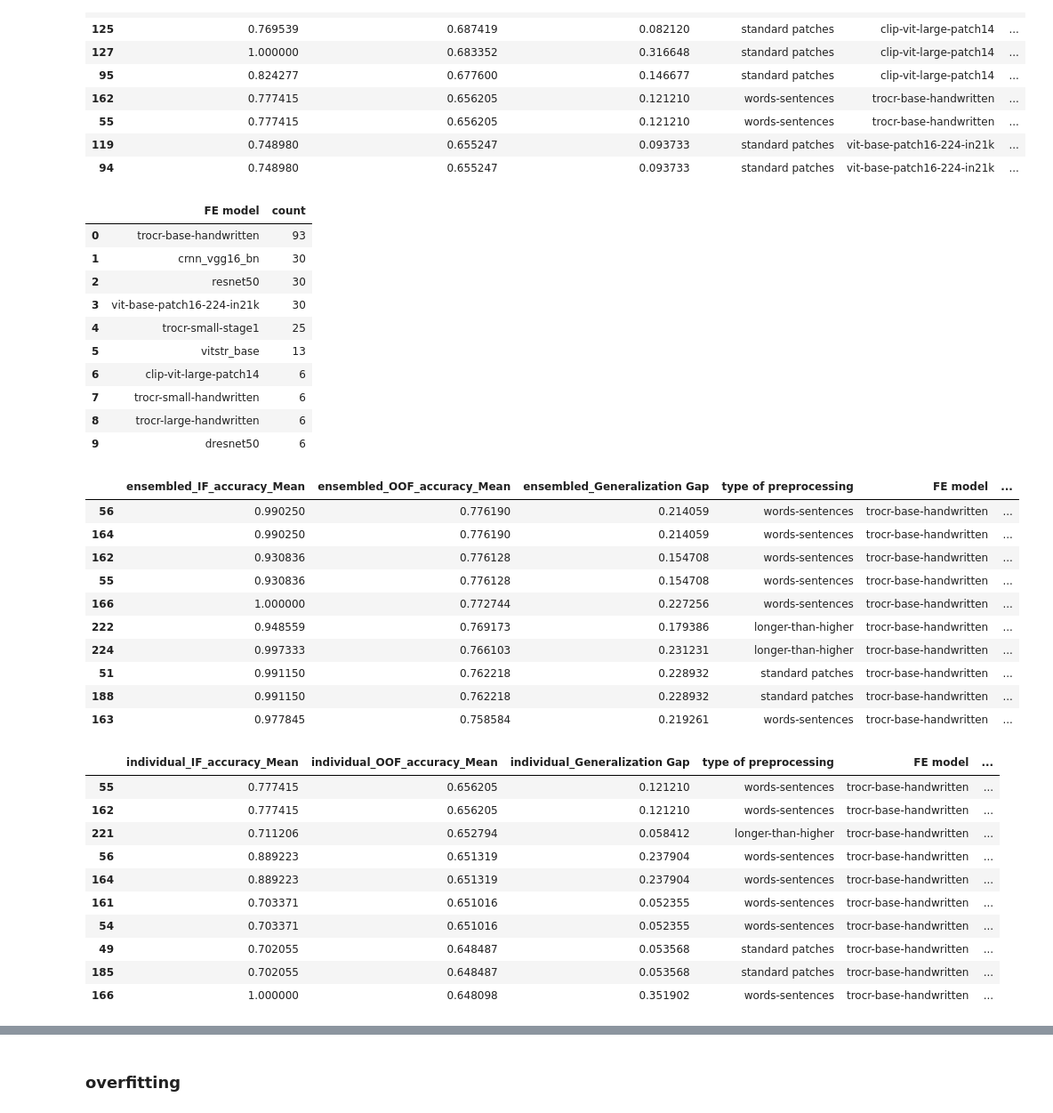
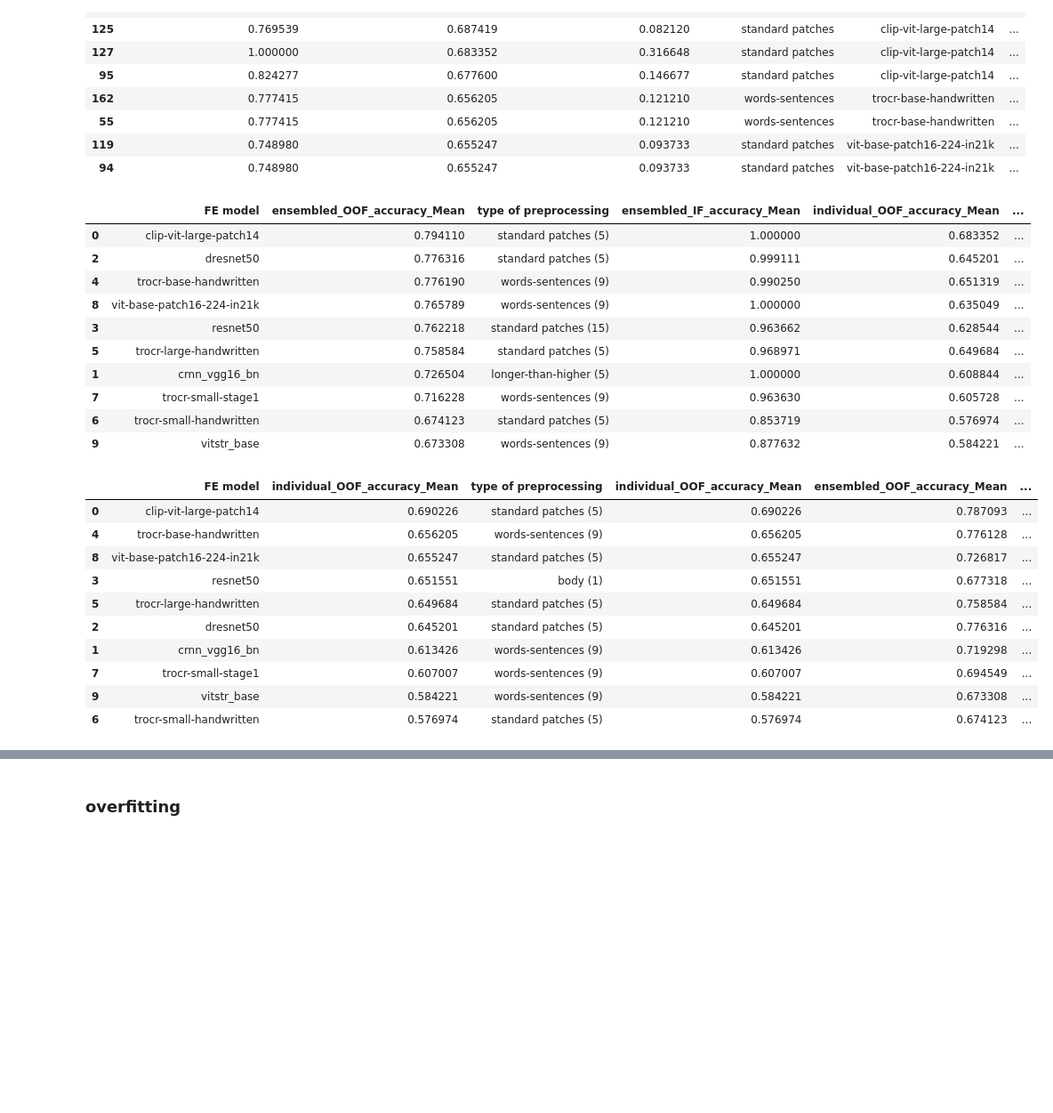
Before and after one commit to gitMorelli/gender_detection, a Jupyter notebook: notebooks/others/explore_log_preprocessed_data.ipynb, the cells around one changed output, grey strips where cells are left out. Shown at 89% size. Drawn from its saved outputs; the diff is of its cells as text; code cells hidden in the pictures; blank space fills up the shorter version.

```diff
--- a/notebooks/others/explore_log_preprocessed_data.ipynb
+++ b/notebooks/others/explore_log_preprocessed_data.ipynb
@@ -289,6 +289,15 @@ df_2 = file_IO.assemble_csv_from_log(LOG_FILE_2)
 df_2['created'] = pd.to_datetime(df_2['created'])
 df_2['experiment'] = df_2['experiment'].apply(lambda x: os.path.basename(str(x)))
 all_columns_2=df_2.columns
+# %%
+# Map 'm patches' and 'type' from df_2 to df_exp based on 'original raw file' and 'experiment'
+df_exp = df_exp.copy()
+df_exp['m patches'] = df_exp['original raw file'].map(df_2.set_index('experiment')['m patches'])
+df_exp['type of preprocessing'] = df_exp['original raw file'].map(df_2.set_index('experiment')['type'])
+df_exp['type of preprocessing'] = df_exp.apply(
+    lambda row: f"{row['type of preprocessing']} ({int(row['m patches'])})" if pd.notnull(row['m patches']) else row['type of preprocessing'],
+    axis=1
+)
 # %% [markdown]
 ## tests
 # %%
@@ -471,42 +676,32 @@ display_specific(max_accuracy(df_exp, filters=None, aggregation='individual'), n
 | 94 | 0.748980 | 0.655247 | 0.093733 | standard patches | vit-base-patch16-224-in21k | ... |
 # %%
 # model specific
-display(get_occurrences(df_exp,'FE model'))
-display_specific(max_accuracy(df_exp, filters={'FE model':'trocr-base-handwritten'}, aggregation='ensembled'), n=10, cols=ensembled_acc_cols+exp_properties)
-display_specific(max_accuracy(df_exp, filters={'FE model':'trocr-base-handwritten'}, aggregation='individual'), n=10, cols=individual_acc_cols+exp_properties)
+display_specific(max_accuracy(df_exp, filters=None, aggregation='ensembled').groupby('FE model', as_index=False).first().sort_values(by='ensembled_OOF_accuracy_Mean', ascending=False),
+              n=10, cols=['FE model','ensembled_OOF_accuracy_Mean','type of preprocessing','ensembled_IF_accuracy_Mean', 'individual_OOF_accuracy_Mean','classifier model','with PCA'])
+display_specific(max_accuracy(df_exp, filters=None, aggregation='individual').groupby('FE model', as_index=False).first().sort_values(by='individual_OOF_accuracy_Mean', ascending=False),
+              n=10, cols=['FE model','individual_OOF_accuracy_Mean','type of preprocessing','individual_OOF_accuracy_Mean','ensembled_OOF_accuracy_Mean','ensembled_IF_accuracy_Mean','classifier model','with PCA'])
 # %% [output]
-|  | FE model | count |
-| 0 | trocr-base-handwritten | 93 |
-| 1 | crnn_vgg16_bn | 30 |
-| 2 | resnet50 | 30 |
-| 3 | vit-base-patch16-224-in21k | 30 |
-| 4 | trocr-small-stage1 | 25 |
-| 5 | vitstr_base | 13 |
-| 6 | clip-vit-large-patch14 | 6 |
-| 7 | trocr-small-handwritten | 6 |
-| 8 | trocr-large-handwritten | 6 |
-| 9 | dresnet50 | 6 |
+|  | FE model | ensembled_OOF_accuracy_Mean | type of preprocessing | ensembled_IF_accuracy_Mean | individual_OOF_accuracy_Mean | ... |
+| 0 | clip-vit-large-patch14 | 0.794110 | standard patches (5) | 1.000000 | 0.683352 | ... |
+| 2 | dresnet50 | 0.776316 | standard patches (5) | 0.999111 | 0.645201 | ... |
+| 4 | trocr-base-handwritten | 0.776190 | words-sentences (9) | 0.990250 | 0.651319 | ... |
+| 8 | vit-base-patch16-224-in21k | 0.765789 | words-sentences (9) | 1.000000 | 0.635049 | ... |
+| 3 | resnet50 | 0.762218 | standard patches (15) | 0.963662 | 0.628544 | ... |
+| 5 | trocr-large-handwritten | 0.758584 | standard patches (5) | 0.968971 | 0.649684 | ... |
+| 1 | crnn_vgg16_bn | 0.726504 | longer-than-higher (5) | 1.000000 | 0.608844 | ... |
+| 7 | trocr-small-stage1 | 0.716228 | words-sentences (9) | 0.963630 | 0.605728 | ... |
+| 6 | trocr-small-handwritten | 0.674123 | standard patches (5) | 0.853719 | 0.576974 | ... |
+| 9 | vitstr_base | 0.673308 | words-sentences (9) | 0.877632 | 0.584221 | ... |
-|  | ensembled_IF_accuracy_Mean | ensembled_OOF_accuracy_Mean | ensembled_Generalization Gap | type of preprocessing | FE model | ... |
-| 56 | 0.990250 | 0.776190 | 0.214059 | words-sentences | trocr-base-handwritten | ... |
-| 164 | 0.990250 | 0.776190 | 0.214059 | words-sentences | trocr-base-handwritten | ... |
-| 162 | 0.930836 | 0.776128 | 0.154708 | words-sentences | trocr-base-handwritten | ... |
-| 55 | 0.930836 | 0.776128 | 0.154708 | words-sentences | trocr-base-handwritten | ... |
-| 166 | 1.000000 | 0.772744 | 0.227256 | words-sentences | trocr-base-handwritten | ... |
-| 222 | 0.948559 | 0.769173 | 0.179386 | longer-than-higher | trocr-base-handwritten | ... |
-| 224 | 0.997333 | 0.766103 | 0.231231 | longer-than-higher | trocr-base-handwritten | ... |
-| 51 | 0.991150 | 0.762218 | 0.228932 | standard patches | trocr-base-handwritten | ... |
-| 188 | 0.991150 | 0.762218 | 0.228932 | standard patches | trocr-base-handwritten | ... |
-| 163 | 0.977845 | 0.758584 | 0.219261 | words-sentences | trocr-base-handwritten | ... |
+|  | FE model | individual_OOF_accuracy_Mean | type of preprocessing | individual_OOF_accuracy_Mean | ensembled_OOF_accuracy_Mean | ... |
+| 0 | clip-vit-large-patch14 | 0.690226 | standard patches (5) | 0.690226 | 0.787093 | ... |
+| 4 | trocr-base-handwritten | 0.656205 | words-sentences (9) | 0.656205 | 0.776128 | ... |
+| 8 | vit-base-patch16-224-in21k | 0.655247 | standard patches (5) | 0.655247 | 0.726817 | ... |
+| 3 | resnet50 | 0.651551 | body (1) | 0.651551 | 0.677318 | ... |
+| 5 | trocr-large-handwritten | 0.649684 | standard patches (5) | 0.649684 | 0.758584 | ... |
+| 2 | dresnet50 | 0.645201 | standard patches (5) | 0.645201 | 0.776316 | ... |
+| 1 | crnn_vgg16_bn | 0.613426 | words-sentences (9) | 0.613426 | 0.719298 | ... |
+| 7 | trocr-small-stage1 | 0.607007 | words-sentences (9) | 0.607007 | 0.694549 | ... |
+| 9 | vitstr_base | 0.584221 | words-sentences (9) | 0.584221 | 0.673308 | ... |
+| 6 | trocr-small-handwritten | 0.576974 | standard patches (5) | 0.576974 | 0.674123 | ... |
-|  | individual_IF_accuracy_Mean | individual_OOF_accuracy_Mean | individual_Generalization Gap | type of preprocessing | FE model | ... |
-| 55 | 0.777415 | 0.656205 | 0.121210 | words-sentences | trocr-base-handwritten | ... |
-| 162 | 0.777415 | 0.656205 | 0.121210 | words-sentences | trocr-base-handwritten | ... |
-| 221 | 0.711206 | 0.652794 | 0.058412 | longer-than-higher | trocr-base-handwritten | ... |
-| 56 | 0.889223 | 0.651319 | 0.237904 | words-sentences | trocr-base-handwritten | ... |
-| 164 | 0.889223 | 0.651319 | 0.237904 | words-sentences | trocr-base-handwritten | ... |
-| 161 | 0.703371 | 0.651016 | 0.052355 | words-sentences | trocr-base-handwritten | ... |
-| 54 | 0.703371 | 0.651016 | 0.052355 | words-sentences | trocr-base-handwritten | ... |
-| 49 | 0.702055 | 0.648487 | 0.053568 | standard patches | trocr-base-handwritten | ... |
-| 185 | 0.702055 | 0.648487 | 0.053568 | standard patches | trocr-base-handwritten | ... |
-| 166 | 1.000000 | 0.648098 | 0.351902 | words-sentences | trocr-base-handwritten | ... |
 # %%
 #per preprocessed type
```
Also changed, not shown: parts of 23 cells of this notebook, 3 other files.
